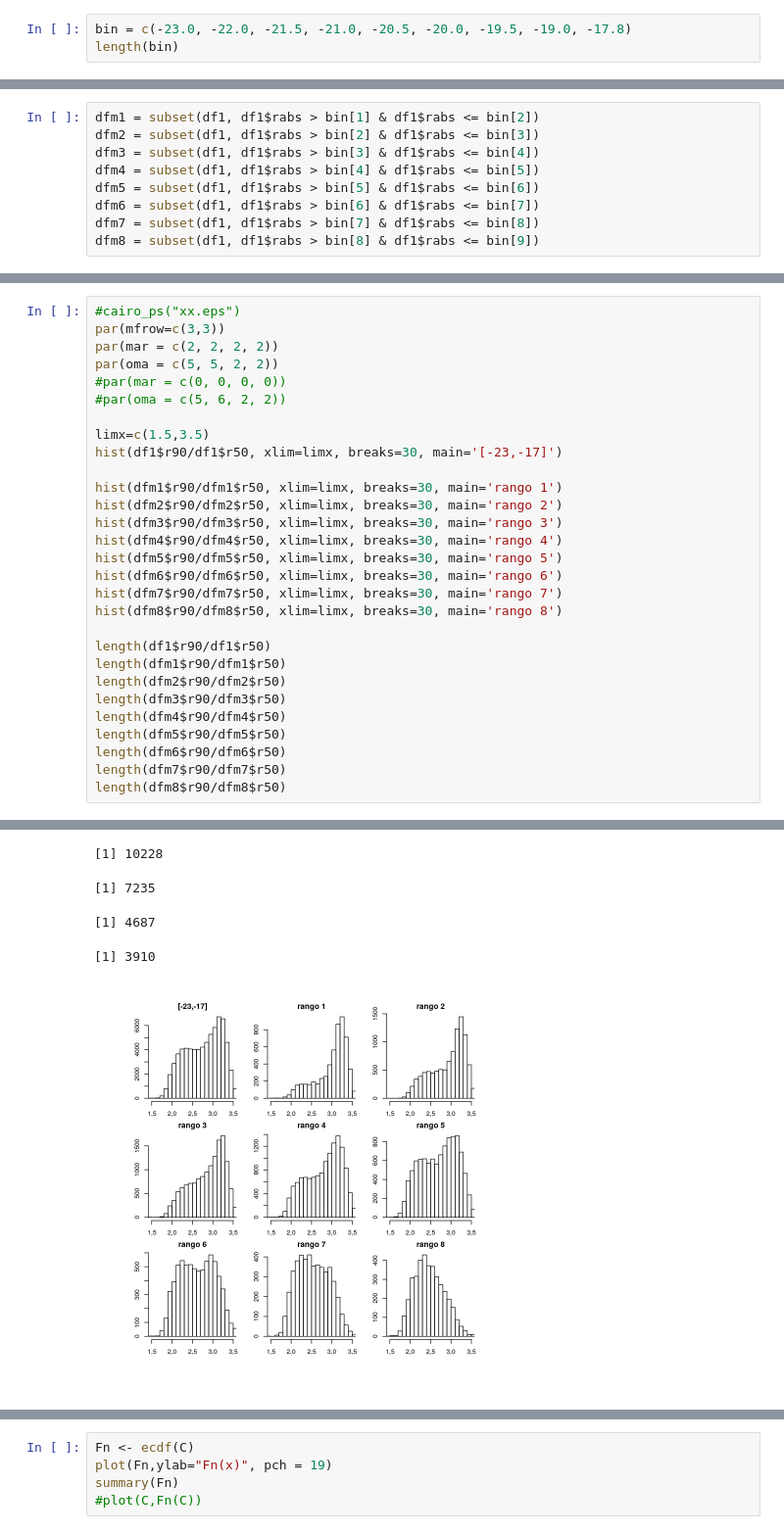
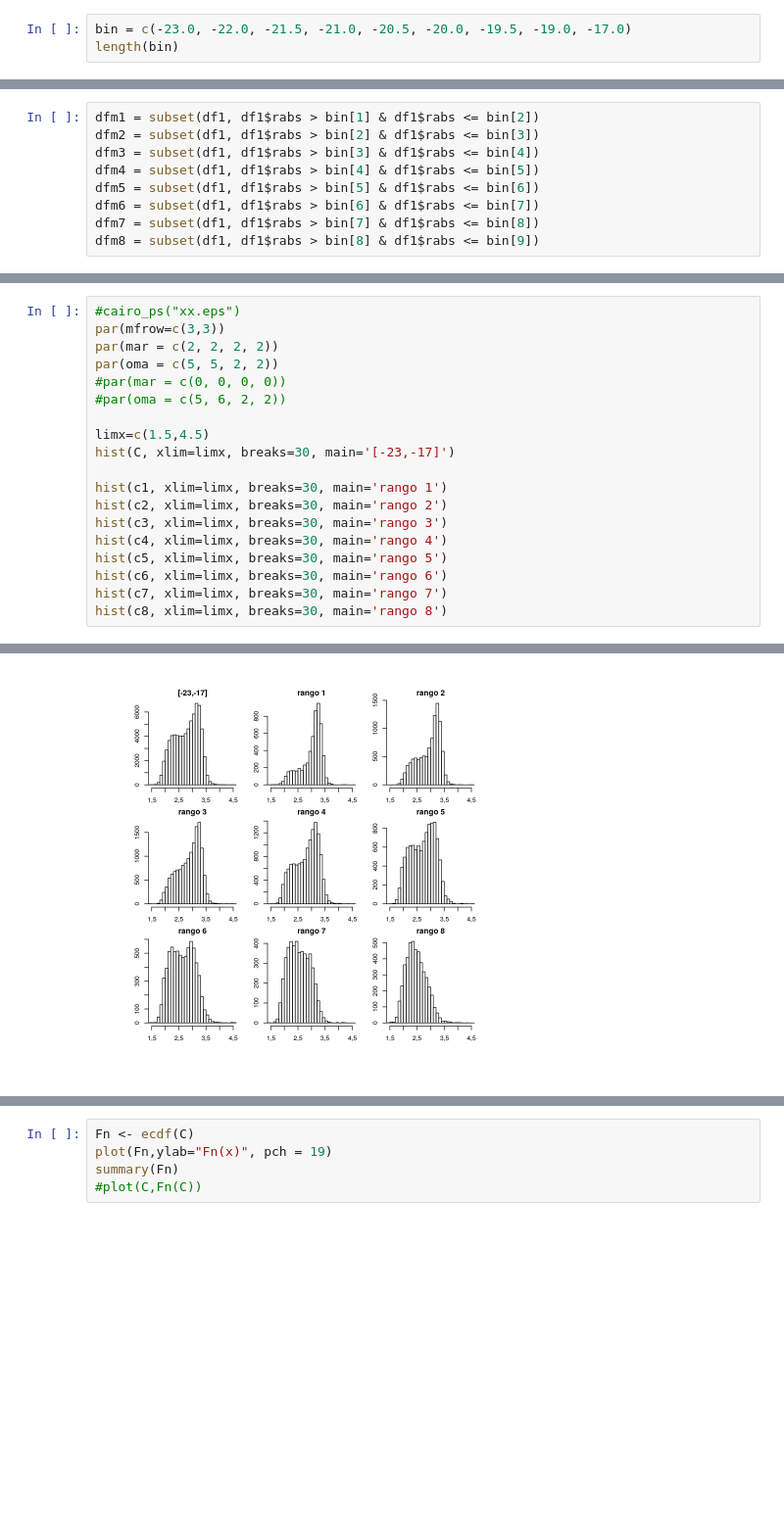
Before and after one commit to antotaverna/cg_environments, a Jupyter notebook: plots/rpetro.ipynb, the cells around one changed output, grey strips where cells are left out. Shown at 98% size. Cells and saved outputs as stored; diff of their text form; blank space fills up the shorter version.

```diff
--- a/plots/rpetro.ipynb
+++ b/plots/rpetro.ipynb
@@ -57,5 +57,5 @@ range(df1$rabs)
 # %%
-bin = c(-23.0, -22.0, -21.5, -21.0, -20.5, -20.0, -19.5, -19.0, -17.8)
+bin = c(-23.0, -22.0, -21.5, -21.0, -20.5, -20.0, -19.5, -19.0, -17.0)
 length(bin)
 # %% [output]
 [1] 9
@@ -76,25 +108,15 @@ par(oma = c(5, 5, 2, 2))
 #par(mar = c(0, 0, 0, 0))
 #par(oma = c(5, 6, 2, 2))
 
-limx=c(1.5,3.5)
-hist(df1$r90/df1$r50, xlim=limx, breaks=30, main='[-23,-17]')
+limx=c(1.5,4.5)
+hist(C, xlim=limx, breaks=30, main='[-23,-17]')
 
-hist(dfm1$r90/dfm1$r50, xlim=limx, breaks=30, main='rango 1')
-hist(dfm2$r90/dfm2$r50, xlim=limx, breaks=30, main='rango 2')
-hist(dfm3$r90/dfm3$r50, xlim=limx, breaks=30, main='rango 3')
-hist(dfm4$r90/dfm4$r50, xlim=limx, breaks=30, main='rango 4')
-hist(dfm5$r90/dfm5$r50, xlim=limx, breaks=30, main='rango 5')
-hist(dfm6$r90/dfm6$r50, xlim=limx, breaks=30, main='rango 6')
-hist(dfm7$r90/dfm7$r50, xlim=limx, breaks=30, main='rango 7')
-hist(dfm8$r90/dfm8$r50, xlim=limx, breaks=30, main='rango 8')
-
-length(df1$r90/df1$r50)
-length(dfm1$r90/dfm1$r50)
-length(dfm2$r90/dfm2$r50)
-length(dfm3$r90/dfm3$r50)
-length(dfm4$r90/dfm4$r50)
-length(dfm5$r90/dfm5$r50)
-length(dfm6$r90/dfm6$r50)
-length(dfm7$r90/dfm7$r50)
-length(dfm8$r90/dfm8$r50)
+hist(c1, xlim=limx, breaks=30, main='rango 1')
+hist(c2, xlim=limx, breaks=30, main='rango 2')
+hist(c3, xlim=limx, breaks=30, main='rango 3')
+hist(c4, xlim=limx, breaks=30, main='rango 4')
+hist(c5, xlim=limx, breaks=30, main='rango 5')
+hist(c6, xlim=limx, breaks=30, main='rango 6')
+hist(c7, xlim=limx, breaks=30, main='rango 7')
+hist(c8, xlim=limx, breaks=30, main='rango 8')
 # %% [output]
@@ -106,6 +123,2 @@ length(dfm8$r90/dfm8$r50)
-[1] 10228
-[1] 7235
-[1] 4687
-[1] 3910
-[figure, old version]
+[figure, new version]
 # %%
```
Also changed, not shown: parts of 45 cells of this notebook.
